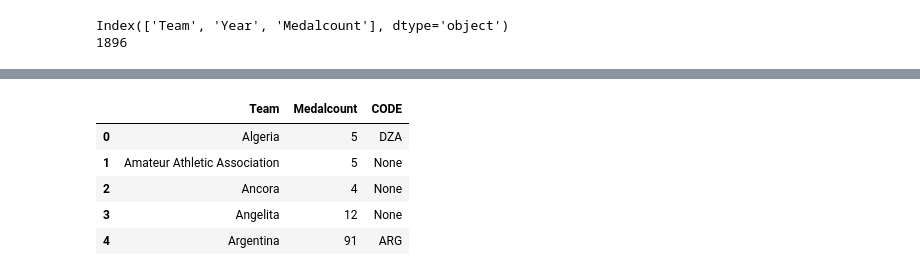
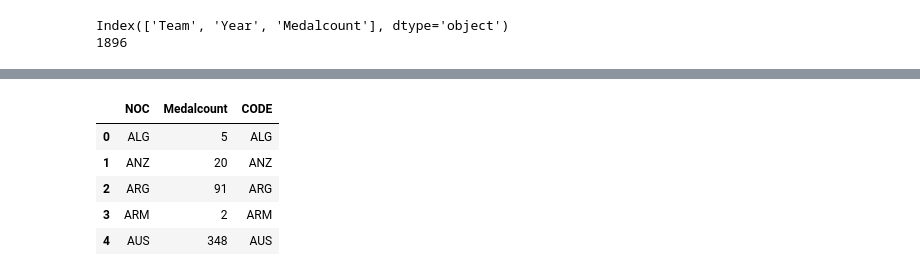
Before and after one commit to jd-gebbia/Applied_Analytics, a Jupyter notebook: AppliedAnalytics_Case1.ipynb, the cells around one changed output, grey strips where cells are left out. Cells and saved outputs as stored; diff of their text form; code cells hidden in the pictures.

```diff
--- a/AppliedAnalytics_Case1.ipynb
+++ b/AppliedAnalytics_Case1.ipynb
@@ -100,40 +101,43 @@ sns.lineplot(data=gold_reduced, x="ID", y="Medalcount", hue="Team", style="Team"
 # %%
 def alpha3code(column):
     CODE=[]
     for country in column:
         try:
             code=pycountry.countries.get(name=country).alpha_3
            # .alpha_3 means 3-letter country code
            # .alpha_2 means 2-letter country code
             CODE.append(code)
         except:
             CODE.append('None')
     return CODE
 # create a column for code
-gold_world_df = gold_winners.groupby(['Team'], as_index=False)
+gold_world_df = gold_winners.groupby(['NOC'], as_index=False)
 gold_world_df = gold_world_df.agg({'Medal': ['count']})
 gold_world_df.columns = list(map(''.join, gold_world_df.columns.values))
-gold_world_df['CODE']=alpha3code(gold_world_df.Team)
+# gold_world_df['CODE']=alpha3code(gold_world_df.NOC)
+gold_world_df['CODE'] = gold_world_df['NOC']
 gold_world_df.head()
 
-slv_world_df = slv_winners.groupby(['Team'], as_index=False)
+slv_world_df = slv_winners.groupby(['NOC'], as_index=False)
 slv_world_df = slv_world_df.agg({'Medal': ['count']})
 slv_world_df.columns = list(map(''.join, slv_world_df.columns.values))
-slv_world_df['CODE']=alpha3code(slv_world_df.Team)
+# slv_world_df['CODE']=alpha3code(slv_world_df.NOC)
+slv_world_df['CODE'] = slv_world_df['NOC']
 slv_world_df.head()
 
-brnz_world_df = gold_winners.groupby(['Team'], as_index=False)
+brnz_world_df = gold_winners.groupby(['NOC'], as_index=False)
 brnz_world_df = brnz_world_df.agg({'Medal': ['count']})
 brnz_world_df.columns = list(map(''.join, brnz_world_df.columns.values))
-brnz_world_df['CODE']=alpha3code(brnz_world_df.Team)
+# brnz_world_df['CODE']=alpha3code(brnz_world_df.NOC)
+brnz_world_df['CODE'] = brnz_world_df['NOC']
 brnz_world_df.head()
 # %% [output]
-|  | Team | Medalcount | CODE |
-| 0 | Algeria | 5 | DZA |
-| 1 | Amateur Athletic Association | 5 | None |
-| 2 | Ancora | 4 | None |
-| 3 | Angelita | 12 | None |
-| 4 | Argentina | 91 | ARG |
+|  | NOC | Medalcount | CODE |
+| 0 | ALG | 5 | ALG |
+| 1 | ANZ | 20 | ANZ |
+| 2 | ARG | 91 | ARG |
+| 3 | ARM | 2 | ARM |
+| 4 | AUS | 348 | AUS |
 # %%
 world = geopandas.read_file(geopandas.datasets.get_path('naturalearth_lowres'))
 # rename the columns so that we can merge with our data
```
Also changed, not shown: parts of 13 cells of this notebook.
